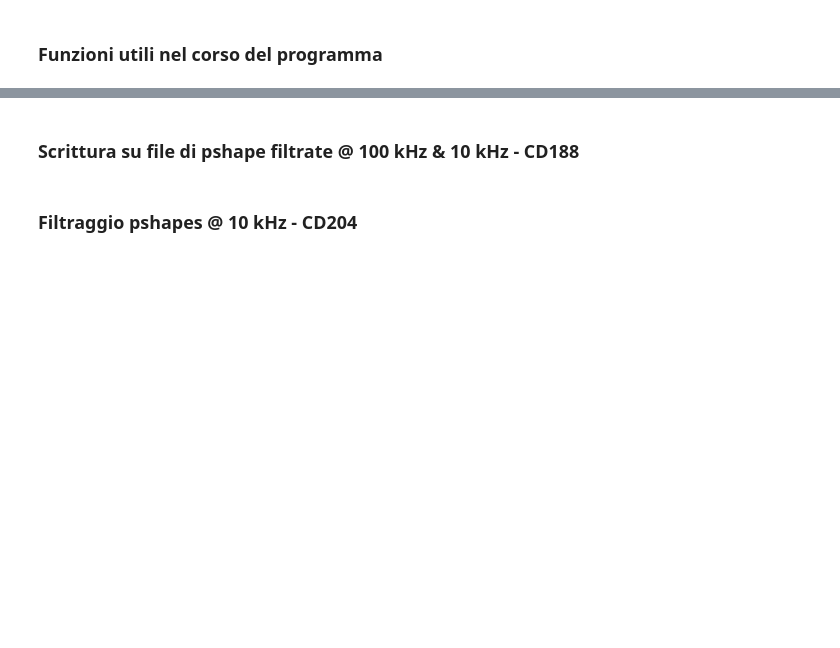
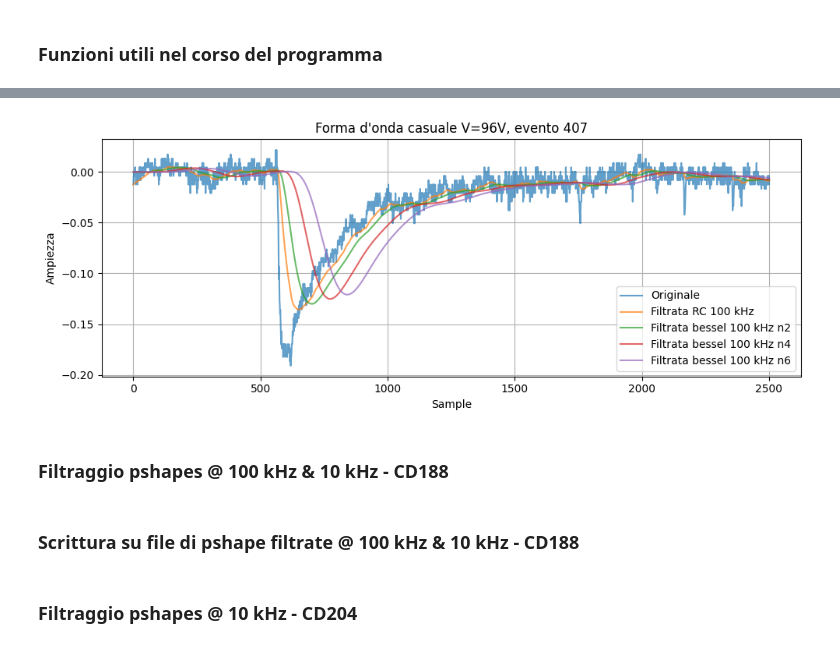
Before and after one commit to benni-corcione/PTOLEMY, a Jupyter notebook: Filtering_LowPass.ipynb, the cells around one changed output, grey strips where cells are left out. Cells and saved outputs as stored; diff of their text form; code cells hidden in the pictures; blank space fills up the shorter version.

```diff
--- a/Filtering_LowPass.ipynb
+++ b/Filtering_LowPass.ipynb
@@ -73,3 +146,33 @@ def asymmetric_gaussian(x, A, mu, sigma_left, sigma_right):
+# %%
+# scegli un voltaggio a caso tra quelli letti
+V_rand = random.choice(list(pshapes_dict_188.keys()))
+
+# scegli un evento a caso
+idx_rand = random.randint(0, pshapes_dict_188[V_rand].shape[0] - 1)
+
+wave_raw = pshapes_dict_188[V_rand][idx_rand]
+wave_filt_100kHz = pshapes_dict_188_100kHz[V_rand][idx_rand]
+wave_filt_100kHz_b2 = pshapes_dict_188_100kHz_b2[V_rand][idx_rand]
+wave_filt_100kHz_b4 = pshapes_dict_188_100kHz_b4[V_rand][idx_rand]
+wave_filt_100kHz_b6 = pshapes_dict_188_100kHz_b6[V_rand][idx_rand]
+
+plt.figure(figsize=(10,4))
+plt.plot(wave_raw, label="Originale", alpha=0.7)
+plt.plot(wave_filt_100kHz, label="Filtrata RC 100 kHz ", alpha=0.7)
+plt.plot(wave_filt_100kHz_b2, label="Filtrata bessel 100 kHz n2", alpha=0.7)
+plt.plot(wave_filt_100kHz_b4, label="Filtrata bessel 100 kHz n4", alpha=0.7)
+plt.plot(wave_filt_100kHz_b6, label="Filtrata bessel 100 kHz n6", alpha=0.7)
+plt.title(f"Forma d'onda casuale V={V_rand}V, evento {idx_rand}")
+plt.xlabel("Sample")
+plt.ylabel("Ampiezza")
+plt.legend()
+plt.grid(True)
+plt.tight_layout()
+plt.show()
+# %% [output]
+[figure, added]
+# %% [markdown]
+### Filtraggio pshapes @ 100 kHz & 10 kHz - CD188
 # %%
 # Funzioni di prima (rc_lowpass, plot_min_histogram, plot_random_waveform) già definite
 # Assumiamo asymmetric_gaussian anche definita ma non usata qui ancora
```
Also changed, not shown: parts of 3 cells of this notebook, 6 other files.
